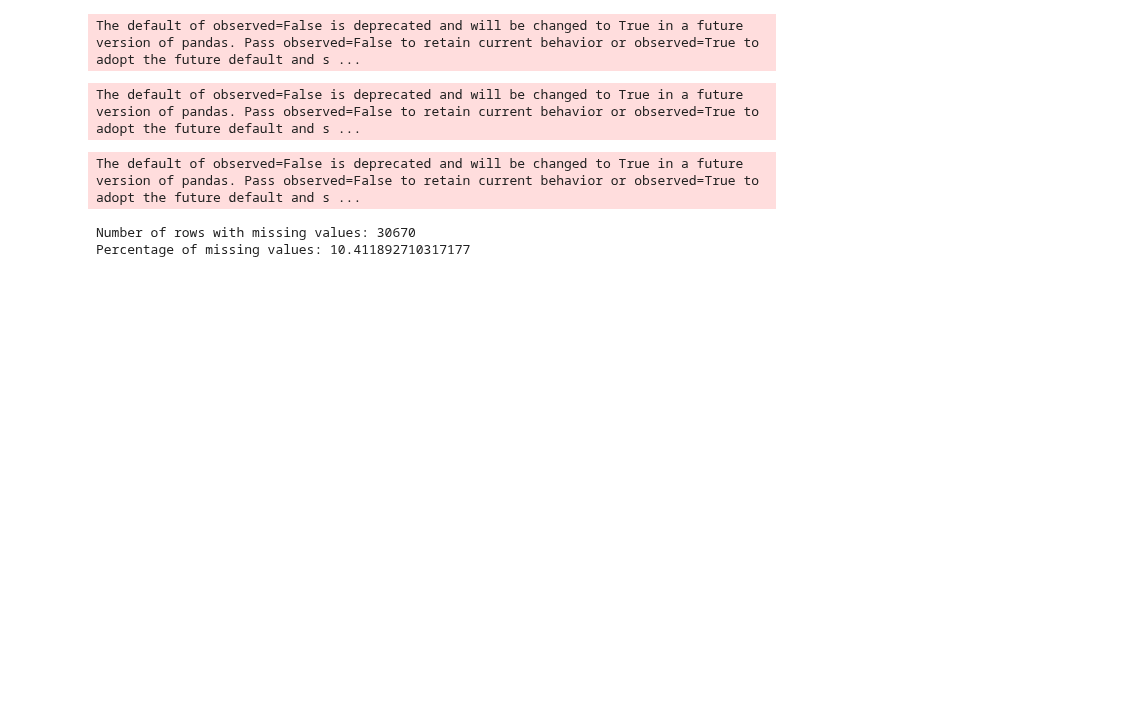
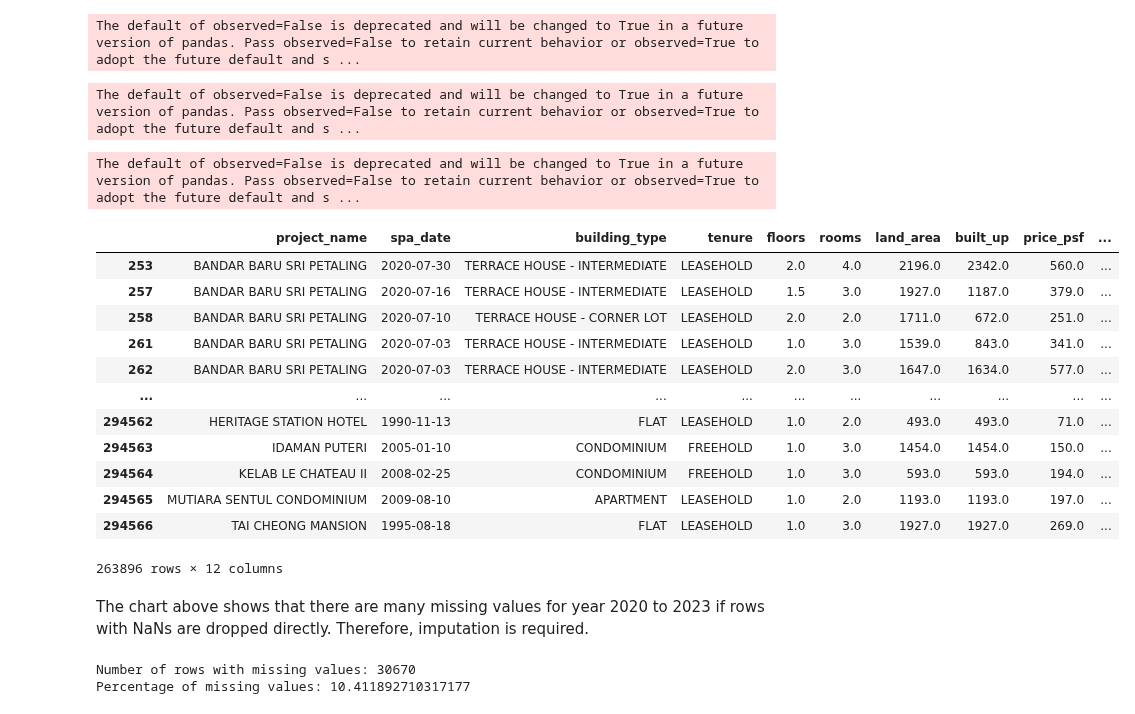
Before and after one commit to yuenherny/kl-house-price-forecasting, a Jupyter notebook: notebooks/Transactions - Data Exploration & Cleaning.ipynb, the cells around one changed output. Drawn from its saved outputs; the diff is of its cells as text; code cells hidden in the pictures; blank space fills up the shorter version.

Commit message:
Add chart comparison between full data and NaNs dropped

```diff
--- a/notebooks/Transactions - Data Exploration & Cleaning.ipynb
+++ b/notebooks/Transactions - Data Exploration & Cleaning.ipynb
@@ -668,3 +669,20 @@ The default of observed=False is deprecated and will be changed to True in a fut
 px.bar(df_transactions.query('year > 1957')[['year', 'price_psf']].groupby('year').median().sort_values(by='year', ascending=True), text_auto=True)
 # %%
 px.bar(df_transactions.query('year > 1957')[['month', 'price_psf']].groupby('month').median().sort_values(by='month', ascending=True), text_auto=True)
+# %%
+df_transactions_notna = df_transactions.dropna()
+df_transactions_notna
+# %% [output]
+|  | project_name | spa_date | building_type | tenure | floors | rooms | land_area | built_up | price_psf | ... |
+| 253 | BANDAR BARU SRI PETALING | 2020-07-30 | TERRACE HOUSE - INTERMEDIATE | LEASEHOLD | 2.0 | 4.0 | 2196.0 | 2342.0 | 560.0 | ... |
+| 257 | BANDAR BARU SRI PETALING | 2020-07-16 | TERRACE HOUSE - INTERMEDIATE | LEASEHOLD | 1.5 | 3.0 | 1927.0 | 1187.0 | 379.0 | ... |
+| 258 | BANDAR BARU SRI PETALING | 2020-07-10 | TERRACE HOUSE - CORNER LOT | LEASEHOLD | 2.0 | 2.0 | 1711.0 | 672.0 | 251.0 | ... |
+| 261 | BANDAR BARU SRI PETALING | 2020-07-03 | TERRACE HOUSE - INTERMEDIATE | LEASEHOLD | 1.0 | 3.0 | 1539.0 | 843.0 | 341.0 | ... |
+| 262 | BANDAR BARU SRI PETALING | 2020-07-03 | TERRACE HOUSE - INTERMEDIATE | LEASEHOLD | 2.0 | 3.0 | 1647.0 | 1634.0 | 577.0 | ... |
+| ... | ... | ... | ... | ... | ... | ... | ... | ... | ... | ... |
+| 294562 | HERITAGE STATION HOTEL | 1990-11-13 | FLAT | LEASEHOLD | 1.0 | 2.0 | 493.0 | 493.0 | 71.0 | ... |
+| 294563 | IDAMAN PUTERI | 2005-01-10 | CONDOMINIUM | FREEHOLD | 1.0 | 3.0 | 1454.0 | 1454.0 | 150.0 | ... |
+| 294564 | KELAB LE CHATEAU II | 2008-02-25 | CONDOMINIUM | FREEHOLD | 1.0 | 3.0 | 593.0 | 593.0 | 194.0 | ... |
+| 294565 | MUTIARA SENTUL CONDOMINIUM | 2009-08-10 | APARTMENT | LEASEHOLD | 1.0 | 2.0 | 1193.0 | 1193.0 | 197.0 | ... |
+| 294566 | TAI CHEONG MANSION | 1995-08-18 | FLAT | LEASEHOLD | 1.0 | 3.0 | 1927.0 | 1927.0 | 269.0 | ... |
+263896 rows × 12 columns
@@ -671,3 +699,5 @@ px.bar(df_transactions.query('year > 1957')[['month', 'price_psf']].groupby('mon
+# %% [markdown]
+The chart above shows that there are many missing values for year 2020 to 2023 if rows with NaNs are dropped directly. Therefore, imputation is required.
 # %%
 print(
     f"Number of rows with missing values: {df_transactions['rooms'].isna().sum()}",
```
Also changed, not shown: parts of 2 cells of this notebook.
